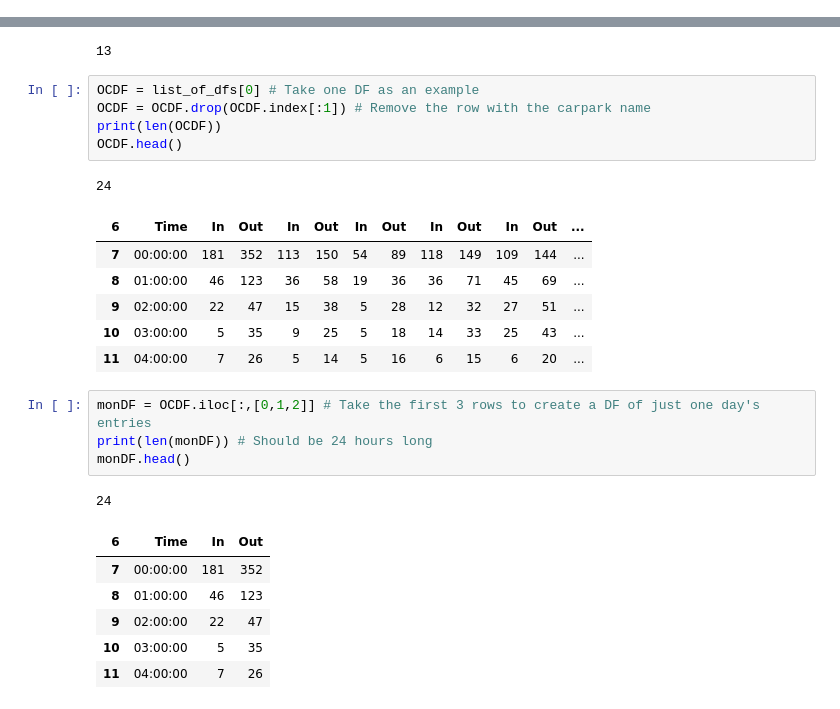
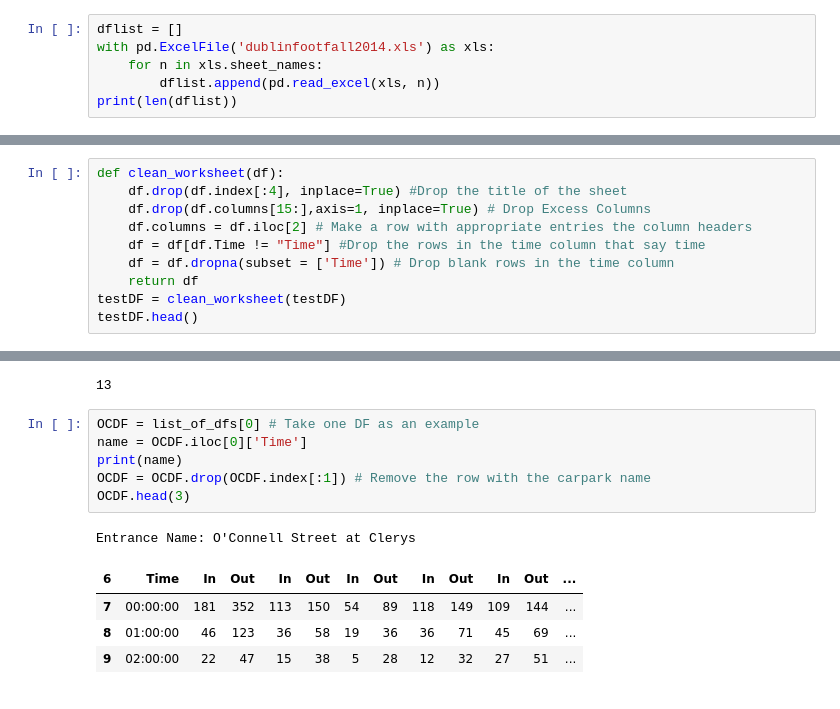
Before and after one commit to alfieish/DublinDataAnalysis, a Jupyter notebook: FootfallDataCleaning.ipynb, the cells around one changed output, grey strips where cells are left out. Drawn from its saved outputs; the diff is of its cells as text.

```diff
--- a/FootfallDataCleaning.ipynb
+++ b/FootfallDataCleaning.ipynb
@@ -40,0 +12,6 @@ testDF.head(5)
+# %%
+dflist = []
+with pd.ExcelFile('dublinfootfall2014.xls') as xls:
+    for n in xls.sheet_names:
+        dflist.append(pd.read_excel(xls, n))
+print(len(dflist))
@@ -40,0 +39,10 @@ testDF.head(5)
+# %%
+def clean_worksheet(df):
+    df.drop(df.index[:4], inplace=True) #Drop the title of the sheet
+    df.drop(df.columns[15:],axis=1, inplace=True) # Drop Excess Columns
+    df.columns = df.iloc[2] # Make a row with appropriate entries the column headers
+    df = df[df.Time != "Time"] #Drop the rows in the time column that say time
+    df = df.dropna(subset = ['Time']) # Drop blank rows in the time column
+    return df
+testDF = clean_worksheet(testDF)
+testDF.head()
@@ -50,26 +65,13 @@ len(list_of_dfs)
 13
 # %%
 OCDF = list_of_dfs[0] # Take one DF as an example
+name = OCDF.iloc[0]['Time']
+print(name)
 OCDF = OCDF.drop(OCDF.index[:1]) # Remove the row with the carpark name
-print(len(OCDF))
-OCDF.head()
+OCDF.head(3)
 # %% [output]
-24
+Entrance Name: O'Connell Street at Clerys
 | 6 | Time | In | Out | In | Out | In | Out | In | Out | In | Out | ... |
 | 7 | 00:00:00 | 181 | 352 | 113 | 150 | 54 | 89 | 118 | 149 | 109 | 144 | ... |
 | 8 | 01:00:00 | 46 | 123 | 36 | 58 | 19 | 36 | 36 | 71 | 45 | 69 | ... |
 | 9 | 02:00:00 | 22 | 47 | 15 | 38 | 5 | 28 | 12 | 32 | 27 | 51 | ... |
-| 10 | 03:00:00 | 5 | 35 | 9 | 25 | 5 | 18 | 14 | 33 | 25 | 43 | ... |
-| 11 | 04:00:00 | 7 | 26 | 5 | 14 | 5 | 16 | 6 | 15 | 6 | 20 | ... |
-# %%
-monDF = OCDF.iloc[:,[0,1,2]] # Take the first 3 rows to create a DF of just one day's entries
-print(len(monDF)) # Should be 24 hours long
-monDF.head()
-# %% [output]
-24
-| 6 | Time | In | Out |
-| 7 | 00:00:00 | 181 | 352 |
-| 8 | 01:00:00 | 46 | 123 |
-| 9 | 02:00:00 | 22 | 47 |
-| 10 | 03:00:00 | 5 | 35 |
-| 11 | 04:00:00 | 7 | 26 |
```
Also changed, not shown: parts of 14 cells of this notebook.
